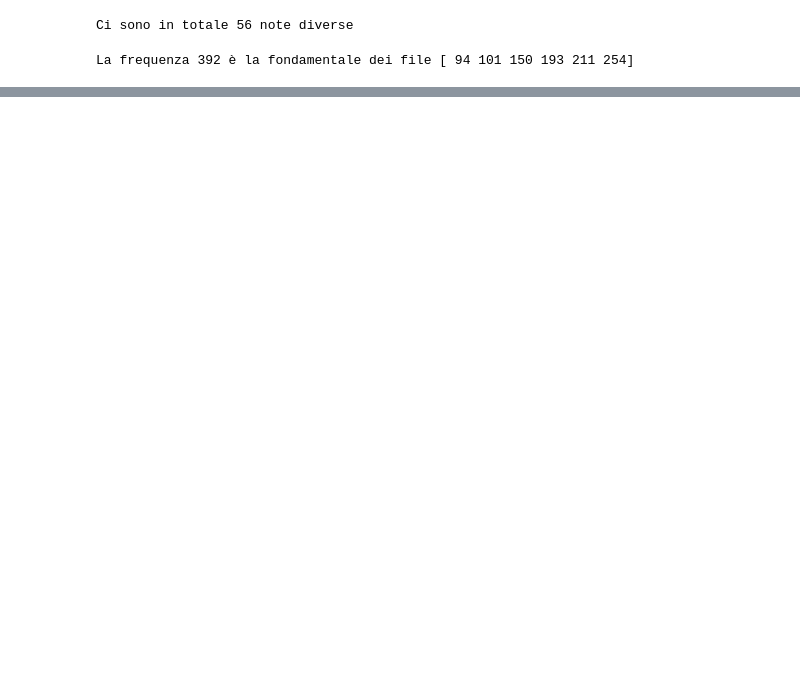
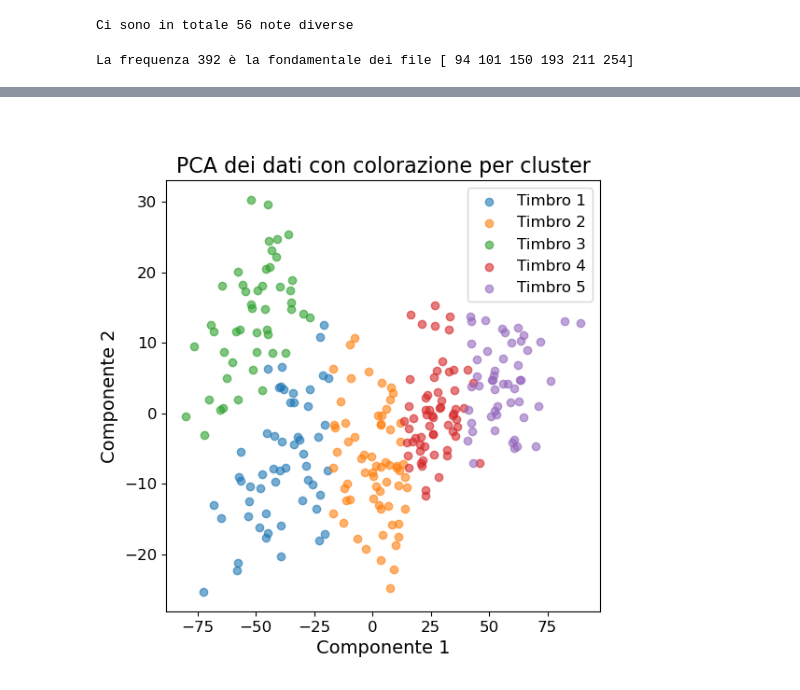
Before and after one commit to maddoc-g/3_organ_clustering, a Jupyter notebook: peak_finding.ipynb, the cells around one changed output, grey strips where cells are left out. Cells and saved outputs as stored; diff of their text form; code cells hidden in the pictures; blank space fills up the shorter version.

Commit message:
grafici e PCA 2D

```diff
--- a/peak_finding.ipynb
+++ b/peak_finding.ipynb
@@ -321,0 +340,20 @@ Il cluster 5 contiene in media 55.6 note
+# %%
+# facciamo una pca per visualizzare i dati in 2D, colorando i punti in base al cluster di appartenenza:
+# ingrandisco grafici e font per renderli più leggibili, e aggiungo titoli e assi
+from sklearn.decomposition import PCA
+pca = PCA(n_components=2)
+reduced_data = pca.fit_transform(data)
+fig = plt.figure(figsize=(6, 6))
+ax = fig.add_subplot(111)
+for cluster in range(5):
+    cluster_points = reduced_data[kmeans.labels_ == cluster]
+    ax.scatter(cluster_points[:, 0], cluster_points[:, 1], color=manual_selection[cluster], label=f"Timbro {cluster+1}", alpha=0.6)
+ax.set_title("PCA dei dati con colorazione per cluster", fontsize=16)
+ax.set_xlabel("Componente 1", fontsize=14)
+ax.set_ylabel("Componente 2", fontsize=14)
+ax.tick_params(axis='x', labelsize=12)
+ax.tick_params(axis='y', labelsize=12)
+ax.legend(fontsize=12)
+plt.show()
+# %% [output]
+[figure, added]
```
Also changed, not shown: parts of 6 cells of this notebook, 8 other files.
